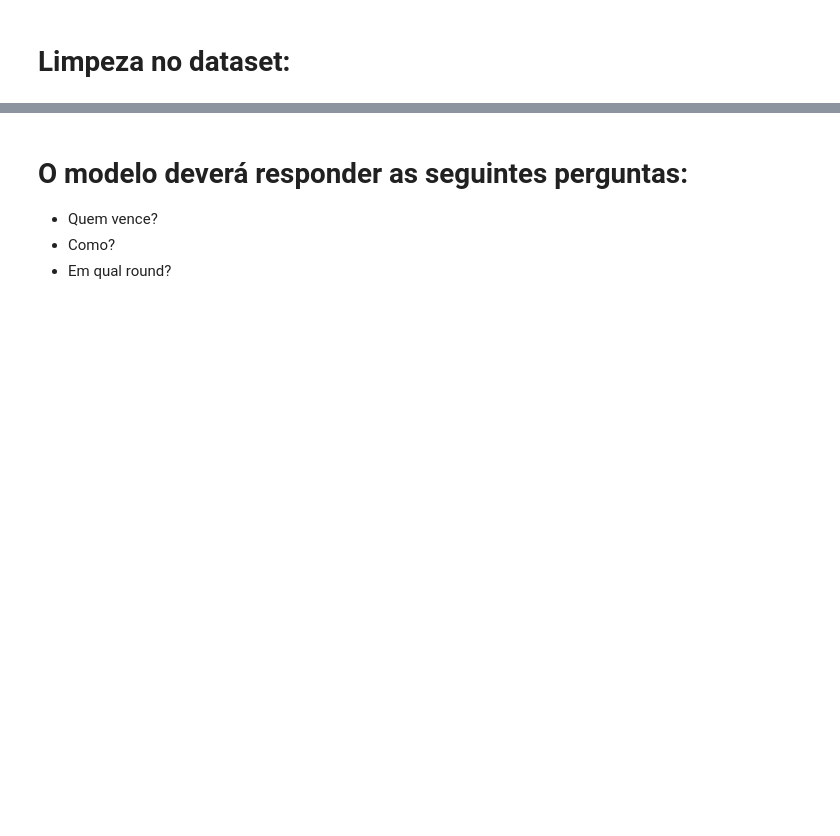
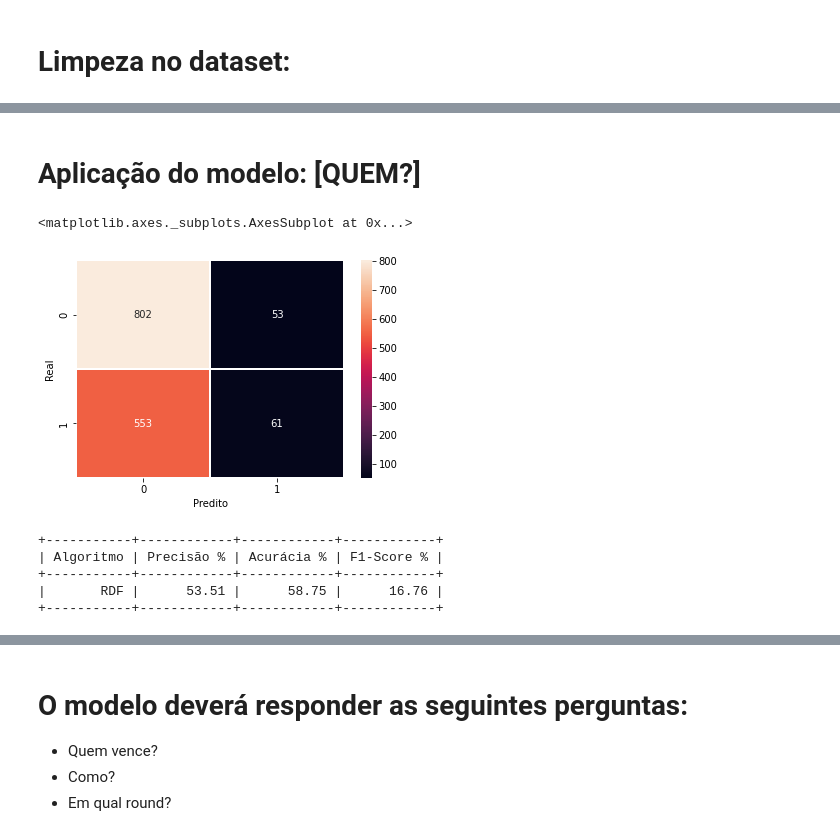
Before and after one commit to OseiasBeu/fight_project, a Jupyter notebook: ufc_project.ipynb, the cells around one changed output, grey strips where cells are left out. Cells and saved outputs as stored; diff of their text form; code cells hidden in the pictures; blank space fills up the shorter version.

```diff
--- a/ufc_project.ipynb
+++ b/ufc_project.ipynb
@@ -646,0 +648,4 @@ Name: winner_t, Length: 4896, dtype: int64
+# %%
+X = ufc_df_t.drop(['winner_t','finish_DQ','finish_KO/TKO','finish_M-DEC','finish_Overturned','finish_S-DEC','finish_SUB','finish_U-DEC','finish_round'],axis=1)
+y_winner_t = ufc_df_t['winner_t']
+X_treino, X_teste,y_treino_winner, y_teste_winner = train_test_split(X,y_winner_t,test_size=0.3,random_state=7272)
@@ -646,0 +656,46 @@ Name: winner_t, Length: 4896, dtype: int64
+# %%
+X = ufc_df_t.drop(['winner_t','finish_DQ','finish_KO/TKO','finish_M-DEC','finish_Overturned','finish_S-DEC','finish_SUB','finish_U-DEC','finish_round'],axis=1)
+
+y_finish_round = ufc_df_t['finish_round']
+X_treino, X_teste,y_treino_finish_round, y_teste_finish_round = train_test_split(X,y_finish_round,test_size=0.3,random_state=7272)
+# %% [markdown]
+# Aplicação do modelo: [QUEM?]
+# %%
+SEED = 7272
+random.seed(SEED)
+rdf_model = RandomForestClassifier(
+    n_estimators = 5,
+    max_depth=4,
+    n_jobs=-1,
+    bootstrap=True,
+    criterion='entropy',
+    max_features='auto',
+)
+rdf_model.fit(X_treino, y_treino_winner)
+predito_rdf_winner =  rdf_model.predict(X_teste)
+
+matriz_confusao = pd.crosstab(y_teste_winner, predito_rdf_winner, rownames=['Real'], colnames=['Predito'])
+sns.heatmap(matriz_confusao, annot=True,fmt='d',linewidths=.5)
+# %% [output]
+<matplotlib.axes._subplots.AxesSubplot at 0x...>
+[figure, added]
+# %%
+from prettytable import PrettyTable
+
+
+precisao_rdf = round(precision_score(y_teste_winner,predito_rdf_winner)*100,2)
+acuracia_rdf = round(accuracy_score(y_teste_winner,predito_rdf_winner)*100,2)
+f1Score_rdf = round(f1_score(y_teste_winner,predito_rdf_winner)*100,2)
+
+
+myTable = PrettyTable(["Algoritmo", "Precisão %", "Acurácia %", "F1-Score %"])
+myTable.align = 'r'
+myTable.add_row(["RDF",precisao_rdf,acuracia_rdf,f1Score_rdf])
+
+print(myTable)
+# %% [output]
++-----------+------------+------------+------------+
+| Algoritmo | Precisão % | Acurácia % | F1-Score % |
++-----------+------------+------------+------------+
+|       RDF |      53.51 |      58.75 |      16.76 |
++-----------+------------+------------+------------+
```
Also changed, not shown: parts of 20 cells of this notebook.
